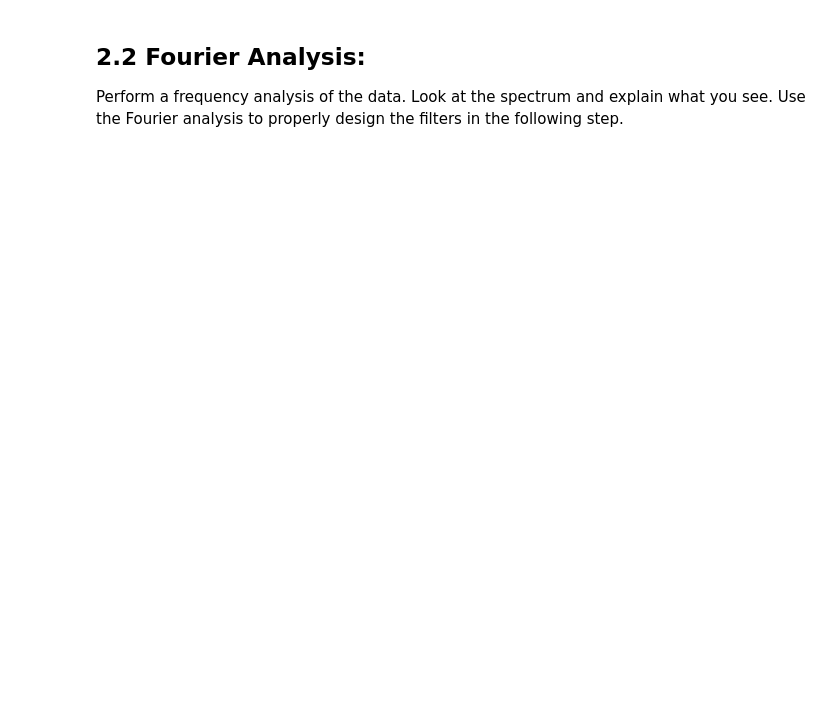
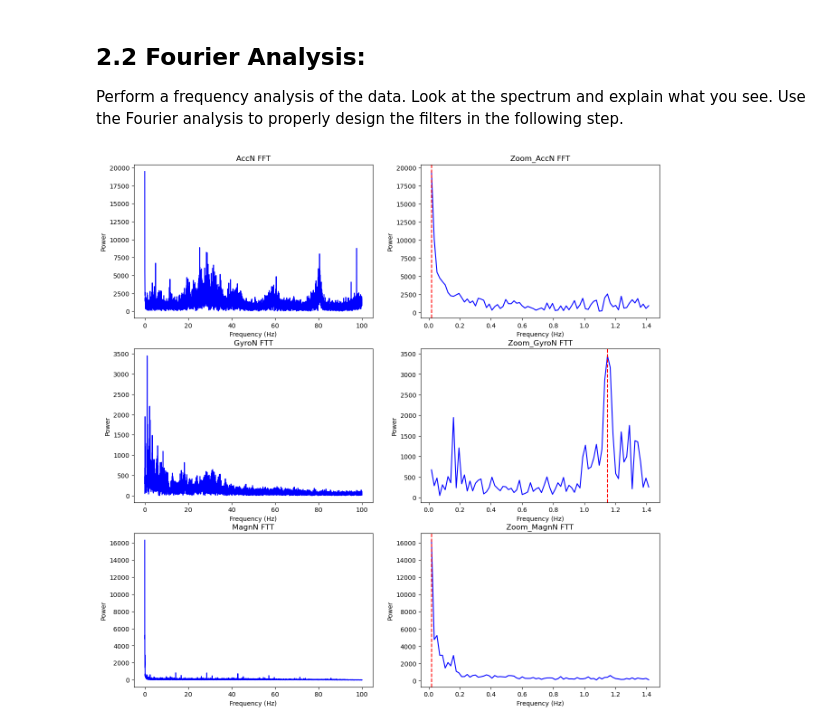
Before and after one commit to anaisbattut/ProjectHEART, a Jupyter notebook: Project.ipynb, the cells around one changed output. Saved outputs shown, nothing was run; the diff lists cells and outputs as text; code cells hidden in the pictures; blank space fills up the shorter version.

Commit message:
Fourier

```diff
--- a/Project.ipynb
+++ b/Project.ipynb
@@ -453,0 +446,37 @@ for i, ax in enumerate(axs.flat):
+# %%
+from scipy import fft, signal, interpolate
+
+def fourier(sig):
+    sig_fft = fftpack.fft(sig)
+    power = np.abs(sig_fft)
+    sample_freq = fftpack.fftfreq(len(sig), d=1/200)
+
+    pos_mask = np.where(sample_freq > 0)
+    freqs = sample_freq[pos_mask]
+    powes = power[pos_mask]
+    peak_freq = freqs[powes.argmax()]
+    d = {'freq' : freqs, 'powes': powes}
+    return pd.DataFrame(d), peak_freq
+
+fourier_acc, peak_acc = fourier(norm_acc)
+fourier_gyro, peak_gyro = fourier(norm_gyro)
+fourier_magn, peak_magn = fourier(norm_magn)
+#print(fourier(norm_acc))
+#print(fourier(norm_gyro))
+#print(fre)
+
+fig, axs = plt.subplots(3,2, figsize = (15,15))
+
+for i,j,t,k  in zip(range(3),[fourier_acc,fourier_gyro,fourier_magn],['AccN FFT','GyroN FTT', 'MagnN FTT'], [peak_acc,peak_gyro,peak_magn]):
+    axs[i,0].plot(j['freq'], j['powes'], color='blue')
+    axs[i,0].set_xlabel('Frequency (Hz)')
+    axs[i,0].set_ylabel('Power')
+    axs[i,0].set_title(t)
+
+    axs[i,1].plot(j['freq'][:80], j['powes'][:80], color='blue')
+    axs[i,1].axvline(k, linestyle='--', color='red')
+    axs[i,1].set_xlabel('Frequency (Hz)')
+    axs[i,1].set_ylabel('Power')
+    axs[i,1].set_title('Zoom_'+t)
+# %% [output]
+[figure, added]
```
Also changed, not shown: parts of 8 cells of this notebook.
